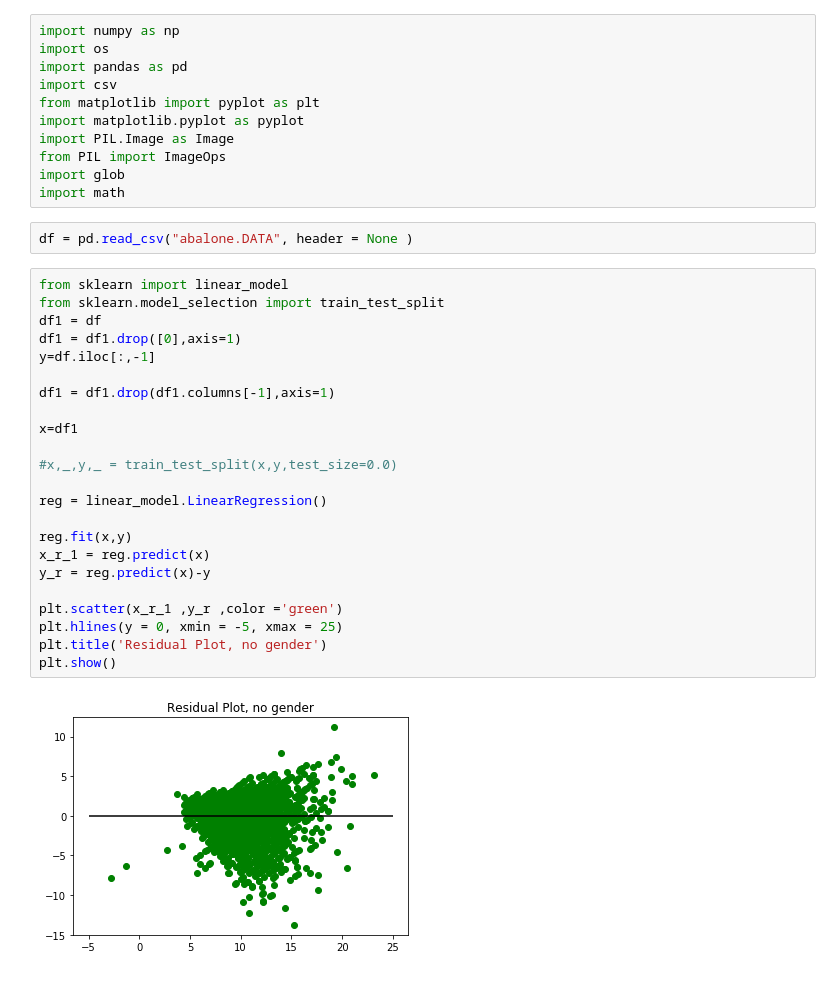
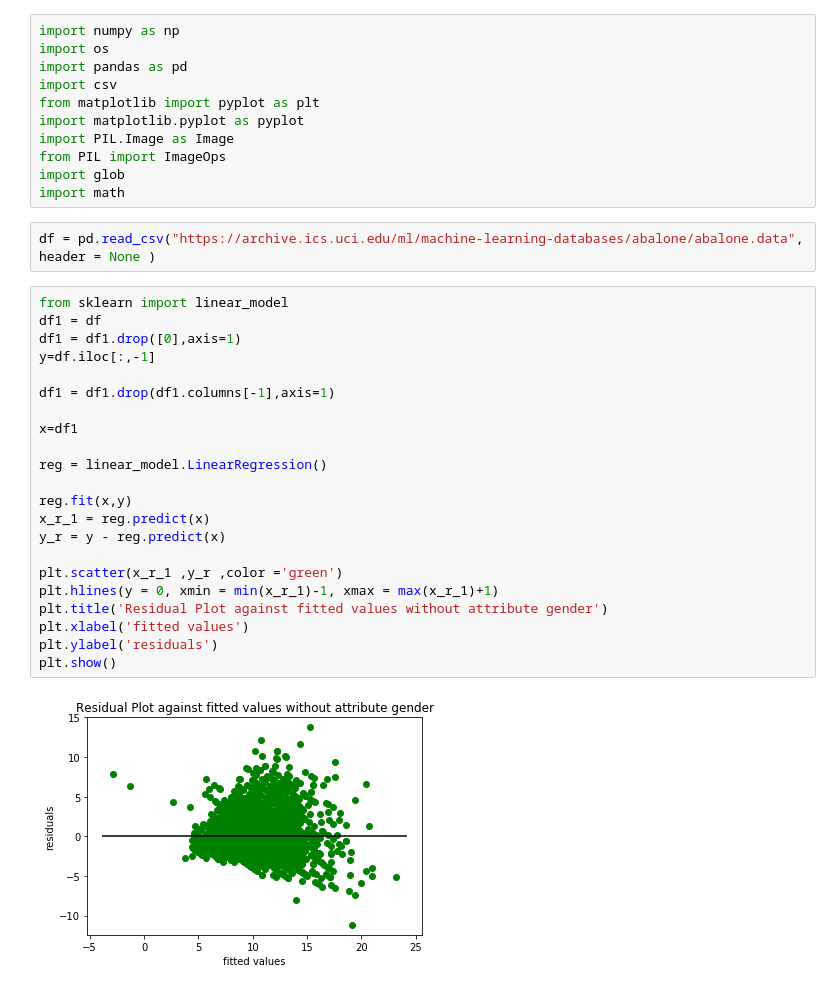
Before and after one commit to lpoon2/CS498-AML, a Jupyter notebook: hw5/hw5.3.ipynb, the cells around one changed output. Cells and saved outputs as stored; diff of their text form.

```diff
--- a/hw5/hw5.3.ipynb
+++ b/hw5/hw5.3.ipynb
@@ -10,29 +10,28 @@ from PIL import ImageOps
 import glob
 import math
 # %%
-df = pd.read_csv("abalone.DATA", header = None )
+df = pd.read_csv("https://archive.ics.uci.edu/ml/machine-learning-databases/abalone/abalone.data", header = None )
 # %%
 from sklearn import linear_model
-from sklearn.model_selection import train_test_split
 df1 = df
 df1 = df1.drop([0],axis=1)
 y=df.iloc[:,-1]
 
 df1 = df1.drop(df1.columns[-1],axis=1)
 
 x=df1
 
-#x,_,y,_ = train_test_split(x,y,test_size=0.0)
-
 reg = linear_model.LinearRegression()
 
 reg.fit(x,y)
 x_r_1 = reg.predict(x)
-y_r = reg.predict(x)-y
+y_r = y - reg.predict(x)
 
 plt.scatter(x_r_1 ,y_r ,color ='green')
-plt.hlines(y = 0, xmin = -5, xmax = 25)
-plt.title('Residual Plot, no gender')
+plt.hlines(y = 0, xmin = min(x_r_1)-1, xmax = max(x_r_1)+1)
+plt.title('Residual Plot against fitted values without attribute gender')
+plt.xlabel('fitted values')
+plt.ylabel('residuals')
 plt.show()
 # %% [output]
-[figure, old version]
+[figure, new version]
```
Also changed, not shown: parts of 11 cells of this notebook, 2 other files.
